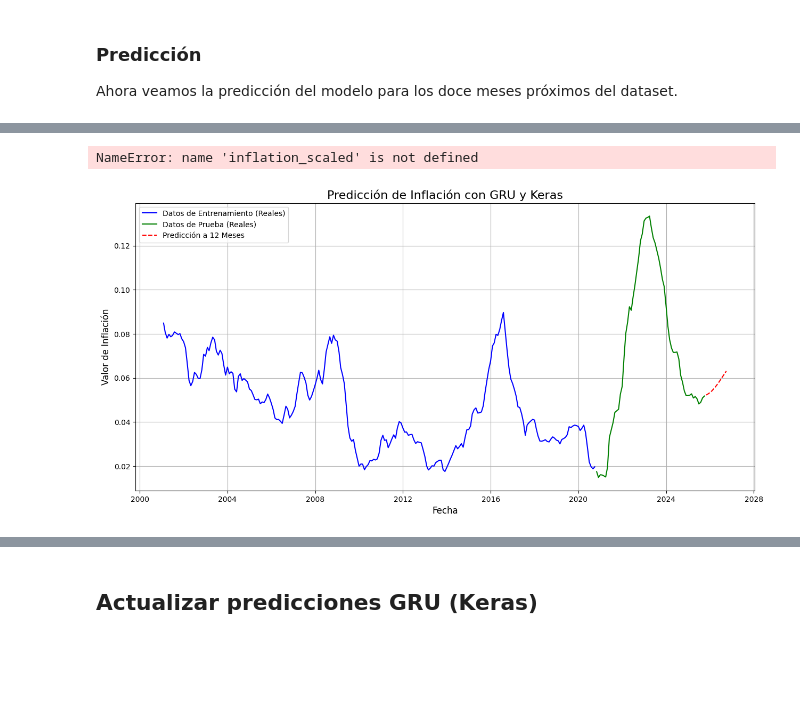
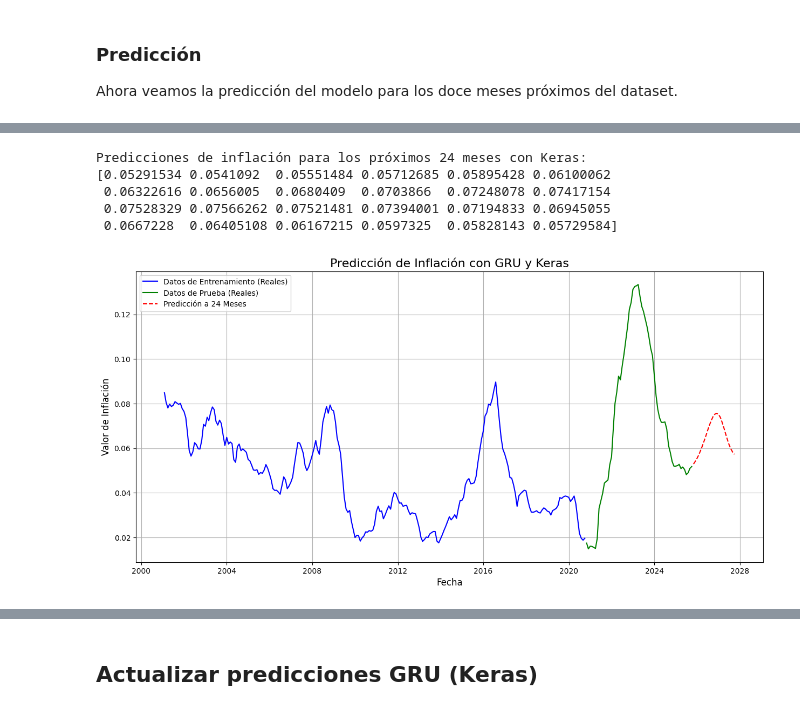
Before and after one commit to MateoOrtiz001/Laboratory-LSTM-GRU-Inflation, a Jupyter notebook: Laboratorio_LSTM_GRU_Inflacion.ipynb, the cells around one changed output, grey strips where cells are left out. Cells and saved outputs as stored; diff of their text form; code cells hidden in the pictures; blank space fills up the shorter version.

```diff
--- a/Laboratorio_LSTM_GRU_Inflacion.ipynb
+++ b/Laboratorio_LSTM_GRU_Inflacion.ipynb
@@ -782,8 +819,8 @@ current_window = X_test[:, -1:, :]
 # Lista para guardar las predicciones
 future_LSTM_predictions_scaled = []
 
-# Bucle para predecir 12 pasos hacia adelante
-for i in range(12):
+# Bucle para predecir 24 pasos hacia adelante
+for i in range(24):
     # Hacer la predicción
     next_step_pred_scaled = predict_lstm(current_window, modeloLSTM)
 
@@ -798,6 +835,6 @@ for i in range(12):
 # 4. Des-normalizar las predicciones para verlas en la escala original
 future_LSTM_predictions = scaler.inverse_transform(np.array(future_LSTM_predictions_scaled).reshape(-1, 1))
 
-print("Predicciones de inflación para los próximos 12 meses:")
+print("Predicciones de inflación para los próximos 24 meses:")
 print(future_LSTM_predictions.flatten())
 # %% [output]
@@ -892,14 +1449,14 @@ plt.show()
 # %%
 # Predicción para el próximo año
-seq_lenght = 12 # Esto debería ser n_steps_in, que es 12
+seq_lenght = 12 # n_steps_in
 
 # Tomar la última secuencia de los datos escalados para la predicción inicial
 current_window_keras = inflation_scaled[-n_steps_in:].reshape(1, n_steps_in, 1)
 
-# Lista para almacenar las predicciones de 12 meses
+# Lista para almacenar las predicciones de 24 meses
 future_LSTM_keras_predictions_scaled = []
 
-for _ in range(12):
+for _ in range(24):
     # Hacer una predicción para el siguiente paso
     next_step_pred_scaled = modeloLSTM_Keras.predict(current_window_keras, verbose=0)
 
@@ -911,9 +1468,9 @@ for _ in range(12):
     new_window_values = np.append(current_window_keras.flatten()[1:], next_step_pred_scaled.flatten())
     current_window_keras = new_window_values.reshape(1, n_steps_in, 1)
 
-# Desnormalizar todas las 12 predicciones
+# Desnormalizar todas las 24 predicciones
 future_LSTM_keras = scaler.inverse_transform(np.array(future_LSTM_keras_predictions_scaled).reshape(-1, 1))
 
-print("Predicciones de inflación para los próximos 12 meses con Keras:")
+print("Predicciones de inflación para los próximos 24 meses con Keras:")
 print(future_LSTM_keras.flatten())
 # %% [output]
@@ -1400,25 +1521,0 @@ def predict_gru(x, parameters):
-# %%
-# Tomamos la última ventana de datos conocida del conjunto de prueba
-current_window = X_test[:, -1:, :]
-
-# Lista para guardar las predicciones
-future_GRU_predictions_scaled = []
-
-# Bucle para predecir 12 pasos hacia adelante
-for i in range(12):
-    # Hacer la predicción
-    next_step_pred_scaled = predict_gru(current_window, modeloGRU)
-
-    # Guardar la predicción
-    future_GRU_predictions_scaled.append(next_step_pred_scaled.flatten()[0])
-
-    # Actualizar la ventana: eliminar el valor más antiguo y añadir la nueva predicción
-    # El reshape es crucial para mantener la forma (1, 1, T_x)
-    new_window_values = np.append(current_window.flatten()[1:], next_step_pred_scaled.flatten())
-    current_window = new_window_values.reshape(1, 1, n_steps_in)
-
-# 4. Des-normalizar las predicciones para verlas en la escala original
-future_GRU_predictions = scaler.inverse_transform(np.array(future_GRU_predictions_scaled).reshape(-1, 1))
-
-print("Predicciones de inflación para los próximos 12 meses:")
-print(future_GRU_predictions.flatten())
@@ -1504,14 +1557,14 @@ plt.show()
 # %%
 # Predicción para el próximo año
-seq_lenght = 12 # Esto debería ser n_steps_in, que es 12
+seq_lenght = 12 # n_steps_in
 
 # Tomar la última secuencia de los datos escalados para la predicción inicial
 current_window_keras = inflation_scaled[-n_steps_in:].reshape(1, n_steps_in, 1)
 
-# Lista para almacenar las predicciones de 12 meses
+# Lista para almacenar las predicciones de 24 meses
 future_GRU_keras_predictions_scaled = []
 
-for _ in range(12):
+for _ in range(24):
     # Hacer una predicción para el siguiente paso
     next_step_pred_scaled = modeloGRU_Keras.predict(current_window_keras, verbose=0)
 
@@ -1523,13 +1576,17 @@ for _ in range(12):
     new_window_values = np.append(current_window_keras.flatten()[1:], next_step_pred_scaled.flatten())
     current_window_keras = new_window_values.reshape(1, n_steps_in, 1)
 
-# Desnormalizar todas las 12 predicciones
+# Desnormalizar todas las 24 predicciones
 future_GRU_keras = scaler.inverse_transform(np.array(future_GRU_keras_predictions_scaled).reshape(-1, 1))
 
-print("Predicciones de inflación para los próximos 12 meses con Keras:")
+print("Predicciones de inflación para los próximos 24 meses con Keras:")
 print(future_GRU_keras.flatten())
 # %% [output]
-NameError: name 'inflation_scaled' is not defined
+Predicciones de inflación para los próximos 24 meses con Keras:
+[0.05291534 0.0541092  0.05551484 0.05712685 0.05895428 0.06100062
+ 0.06322616 0.0656005  0.0680409  0.0703866  0.07248078 0.07417154
+ 0.07528329 0.07566262 0.07521481 0.07394001 0.07194833 0.06945055
+ 0.0667228  0.06405108 0.06167215 0.0597325  0.05828143 0.05729584]
 # %%
 # Des-normalizar los datos para la gráfica
 y_train_actual = scaler.inverse_transform(y_train_keras.reshape(-1, 1))
@@ -1538,33 +1595,33 @@ y_test_actual = scaler.inverse_transform(y_test_keras.reshape(-1, 1))
 # Crea un índice de fechas para la gráfica
 # Los índices de las secuencias corresponden a la *última* fecha de cada ventana.
 # Por lo tanto, y_train[i] corresponde a data.index[i + n_steps_in].
 start_train_index = n_steps_in
 end_train_index = start_train_index + train_size
 train_dates = data.index[start_train_index:end_train_index]
 
 start_test_index = end_train_index
 end_test_index = start_test_index + len(y_test_keras)
 test_dates = data.index[start_test_index:end_test_index]
 # Crear fechas futuras para las predicciones
 # La primera fecha futura es el mes siguiente a la última fecha de prueba
-future_dates = pd.date_range(start=test_dates[-1], periods=13, freq='ME')[1:]
+future_dates = pd.date_range(start=test_dates[-1], periods=25, freq='ME')[1:]
 # Graficar los resultados
 plt.figure(figsize=(15, 7))
 
 # Datos originales
 plt.plot(train_dates, y_train_actual, label='Datos de Entrenamiento (Reales)', color='blue')
 plt.plot(test_dates, y_test_actual, label='Datos de Prueba (Reales)', color='green')
 
 # Predicciones
 # future_predictions ya está desnormalizado
-plt.plot(future_dates, future_GRU_keras.flatten(), label='Predicción a 12 Meses', color='red', linestyle='--')
+plt.plot(future_dates, future_GRU_keras.flatten(), label='Predicción a 24 Meses', color='red', linestyle='--')
 
 # Estilo del gráfico
 plt.title('Predicción de Inflación con GRU y Keras', fontsize=16)
 plt.xlabel('Fecha', fontsize=12)
 plt.ylabel('Valor de Inflación', fontsize=12)
 plt.legend()
 plt.grid(True)
 plt.show()
 # %% [output]
-[figure, old version]
+[figure, new version]
```
Also changed, not shown: parts of 96 cells of this notebook.
